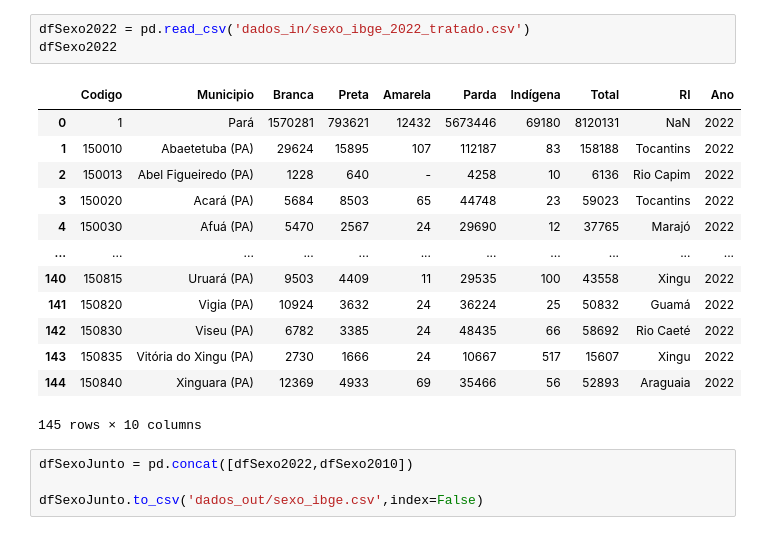
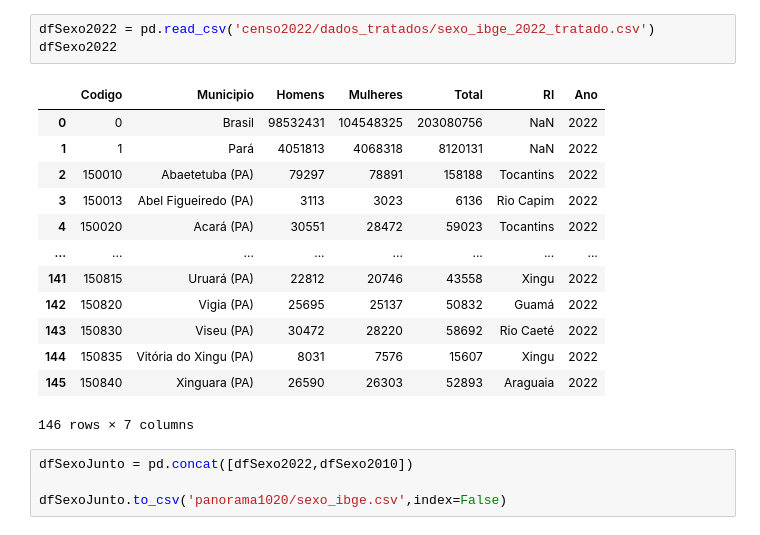
Before and after one commit to FabricioNascimentop/Artigo, a Jupyter notebook: ibge/app.ipynb, the cells around one changed output. Cells and saved outputs as stored; diff of their text form.

Commit message:
panorama 1020 pronto

```diff
--- a/ibge/junta_tudo/app.ipynb
+++ b/ibge/app.ipynb
@@ -94,24 +101,24 @@ dfSexo2010
 | 143 | 150840 | Xinguara (PA) | 20572 | 20001 | 40573 | Araguaia | 2010 |
 144 rows × 7 columns
 # %%
-dfSexo2022 = pd.read_csv('dados_in/sexo_ibge_2022_tratado.csv')
+dfSexo2022 = pd.read_csv('censo2022/dados_tratados/sexo_ibge_2022_tratado.csv')
 dfSexo2022
 # %% [output]
-|  | Codigo | Municipio | Branca | Preta | Amarela | Parda | Indígena | Total | RI | Ano |
-| 0 | 1 | Pará | 1570281 | 793621 | 12432 | 5673446 | 69180 | 8120131 | NaN | 2022 |
-| 1 | 150010 | Abaetetuba (PA) | 29624 | 15895 | 107 | 112187 | 83 | 158188 | Tocantins | 2022 |
-| 2 | 150013 | Abel Figueiredo (PA) | 1228 | 640 | - | 4258 | 10 | 6136 | Rio Capim | 2022 |
-| 3 | 150020 | Acará (PA) | 5684 | 8503 | 65 | 44748 | 23 | 59023 | Tocantins | 2022 |
-| 4 | 150030 | Afuá (PA) | 5470 | 2567 | 24 | 29690 | 12 | 37765 | Marajó | 2022 |
-| ... | ... | ... | ... | ... | ... | ... | ... | ... | ... | ... |
-| 140 | 150815 | Uruará (PA) | 9503 | 4409 | 11 | 29535 | 100 | 43558 | Xingu | 2022 |
-| 141 | 150820 | Vigia (PA) | 10924 | 3632 | 24 | 36224 | 25 | 50832 | Guamá | 2022 |
-| 142 | 150830 | Viseu (PA) | 6782 | 3385 | 24 | 48435 | 66 | 58692 | Rio Caeté | 2022 |
-| 143 | 150835 | Vitória do Xingu (PA) | 2730 | 1666 | 24 | 10667 | 517 | 15607 | Xingu | 2022 |
-| 144 | 150840 | Xinguara (PA) | 12369 | 4933 | 69 | 35466 | 56 | 52893 | Araguaia | 2022 |
+|  | Codigo | Municipio | Homens | Mulheres | Total | RI | Ano |
+| 0 | 0 | Brasil | 98532431 | 104548325 | 203080756 | NaN | 2022 |
+| 1 | 1 | Pará | 4051813 | 4068318 | 8120131 | NaN | 2022 |
+| 2 | 150010 | Abaetetuba (PA) | 79297 | 78891 | 158188 | Tocantins | 2022 |
+| 3 | 150013 | Abel Figueiredo (PA) | 3113 | 3023 | 6136 | Rio Capim | 2022 |
+| 4 | 150020 | Acará (PA) | 30551 | 28472 | 59023 | Tocantins | 2022 |
+| ... | ... | ... | ... | ... | ... | ... | ... |
+| 141 | 150815 | Uruará (PA) | 22812 | 20746 | 43558 | Xingu | 2022 |
+| 142 | 150820 | Vigia (PA) | 25695 | 25137 | 50832 | Guamá | 2022 |
+| 143 | 150830 | Viseu (PA) | 30472 | 28220 | 58692 | Rio Caeté | 2022 |
+| 144 | 150835 | Vitória do Xingu (PA) | 8031 | 7576 | 15607 | Xingu | 2022 |
+| 145 | 150840 | Xinguara (PA) | 26590 | 26303 | 52893 | Araguaia | 2022 |
-145 rows × 10 columns
+146 rows × 7 columns
 # %%
 dfSexoJunto = pd.concat([dfSexo2022,dfSexo2010])
 
-dfSexoJunto.to_csv('dados_out/sexo_ibge.csv',index=False)
+dfSexoJunto.to_csv('panorama1020/sexo_ibge.csv',index=False)
 # %%
```
Also changed, not shown: parts of 11 cells of this notebook, 18 other files.
